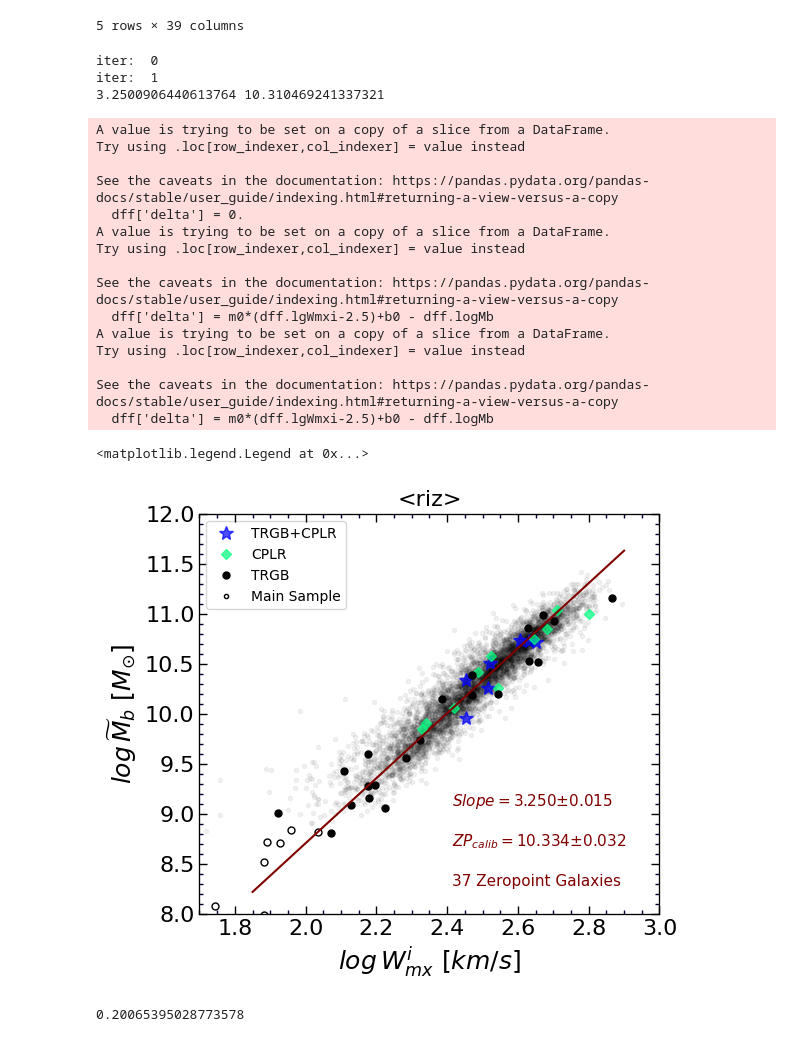
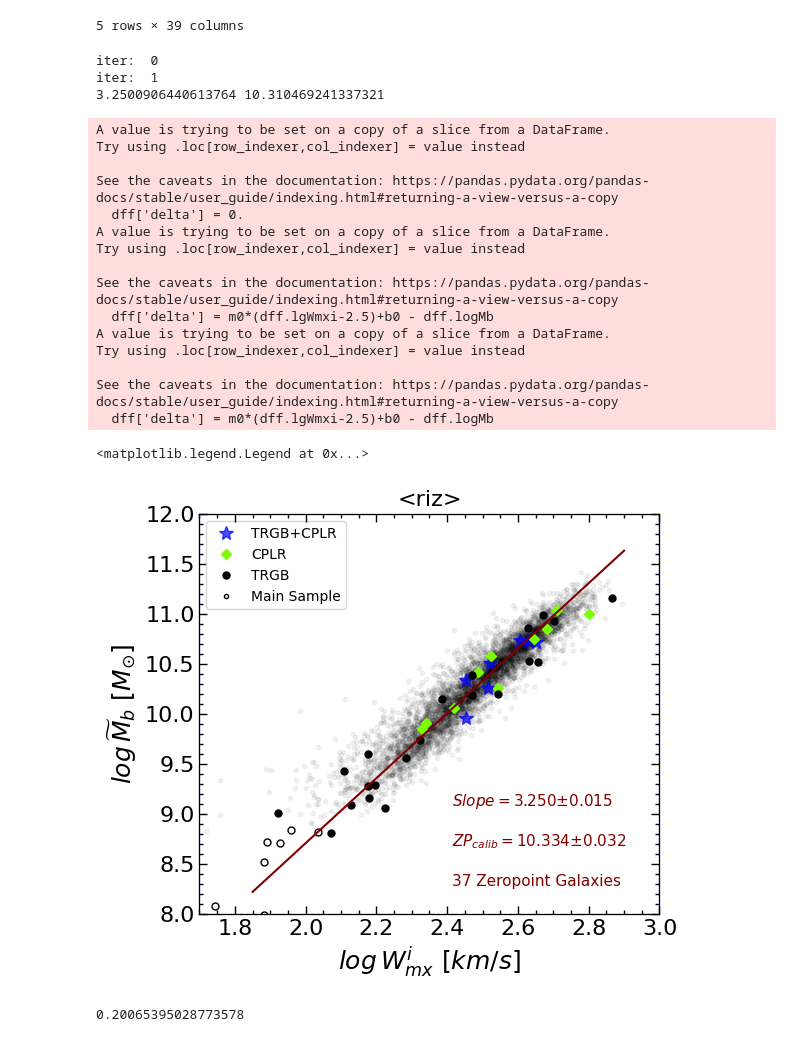
Before and after one commit to ekourkchi/test_TFRcatal, a Jupyter notebook: BTFR_ZP_riz.ipynb, the cells around one changed output. Drawn from its saved outputs; the diff is of its cells as text; code cells hidden in the pictures.

```diff
--- a/BTFR_ZP_riz.ipynb
+++ b/BTFR_ZP_riz.ipynb
@@ -373,9 +373,9 @@ ax.plot(X[ind], Y[ind], '*', ms=10, color='blue', alpha=0.7, label='TRGB+CPLR')
 
 
 ind, = np.where((MM>-17)&(So==0))
-ax.plot(X[ind], Y[ind], 'D', ms=5, color='springgreen', mfc='white')
+ax.plot(X[ind], Y[ind], 'D', ms=5, color='lawngreen', mfc='white')
 ind, = np.where((MM<=-17)&(So==0))
-ax.plot(X[ind], Y[ind], 'D', ms=5, color='springgreen', alpha=0.7, label='CPLR')
+ax.plot(X[ind], Y[ind], 'D', ms=5, color='lawngreen', alpha=1.0, label='CPLR')
 
 
 ind, = np.where((MM>-17)&(So==1))
@@ -408,34 +408,34 @@ ax.set_title("<riz>", fontsize=16)
 Ylm = ax.get_ylim() ; Xlm = ax.get_xlim()
 x0 = 0.45*Xlm[0]+0.55*Xlm[1]
 y0 = 0.93*Ylm[0]+0.07*Ylm[1]
 ax.text(x0,y0, "%d"%len(Xe[MM<-17])+' Zeropoint Galaxies', fontsize=11, color='maroon')
 y0 = 0.83*Ylm[0]+0.17*Ylm[1]
 ax.text(x0,y0, r"$ZP_{calib} = $"+"%.3f" % zp_calib+'$\pm$'+"%.3f" % zp_calib_e, fontsize=11, color='maroon')
 y0 = 0.73*Ylm[0]+0.27*Ylm[1]
 ax.text(x0,y0, r"$Slope = $"+"%.3f" % m0+'$\pm$'+"%.3f" % dm0, fontsize=11, color='maroon')
 
 ax.legend(loc=2)
 # %% [output]
 iter:  0
 iter:  1
 3.2500906440613764 10.310469241337321
 A value is trying to be set on a copy of a slice from a DataFrame.
 Try using .loc[row_indexer,col_indexer] = value instead
 
 See the caveats in the documentation: https://pandas.pydata.org/pandas-docs/stable/user_guide/indexing.html#returning-a-view-versus-a-copy
   dff['delta'] = 0.
 A value is trying to be set on a copy of a slice from a DataFrame.
 Try using .loc[row_indexer,col_indexer] = value instead
 
 See the caveats in the documentation: https://pandas.pydata.org/pandas-docs/stable/user_guide/indexing.html#returning-a-view-versus-a-copy
   dff['delta'] = m0*(dff.lgWmxi-2.5)+b0 - dff.logMb
 A value is trying to be set on a copy of a slice from a DataFrame.
 Try using .loc[row_indexer,col_indexer] = value instead
 
 See the caveats in the documentation: https://pandas.pydata.org/pandas-docs/stable/user_guide/indexing.html#returning-a-view-versus-a-copy
   dff['delta'] = m0*(dff.lgWmxi-2.5)+b0 - dff.logMb
 <matplotlib.legend.Legend at 0x...>
-[figure, old version]
+[figure, new version]
 # %%
 np.std(Y[(Y<11.5)&(Y>9.0)] - (m0*(X[(Y<11.5)&(Y>9.0)]-2.5) + zp_calib))
 # %% [output]
```
Also changed, not shown: 4 other files.
